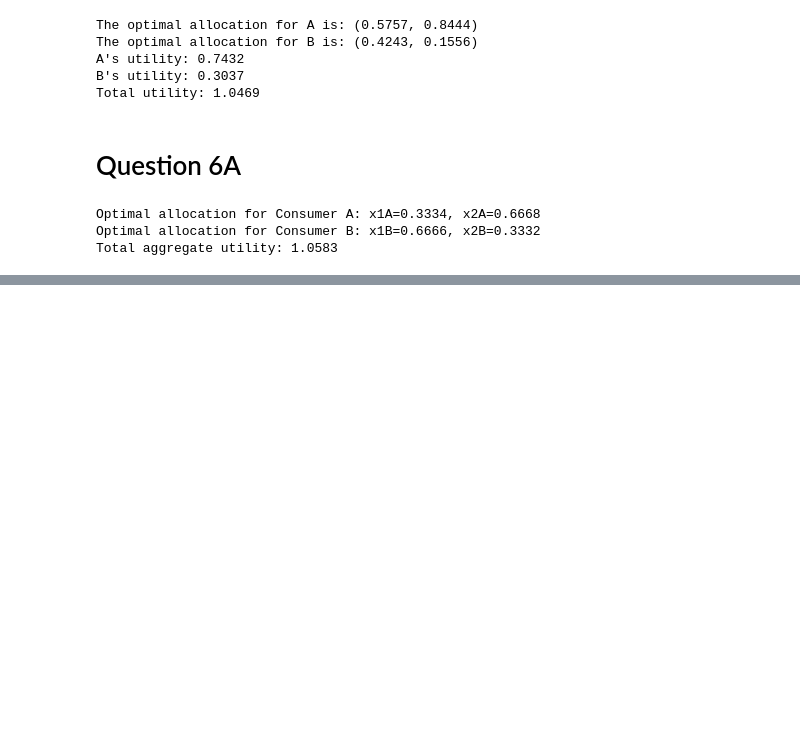
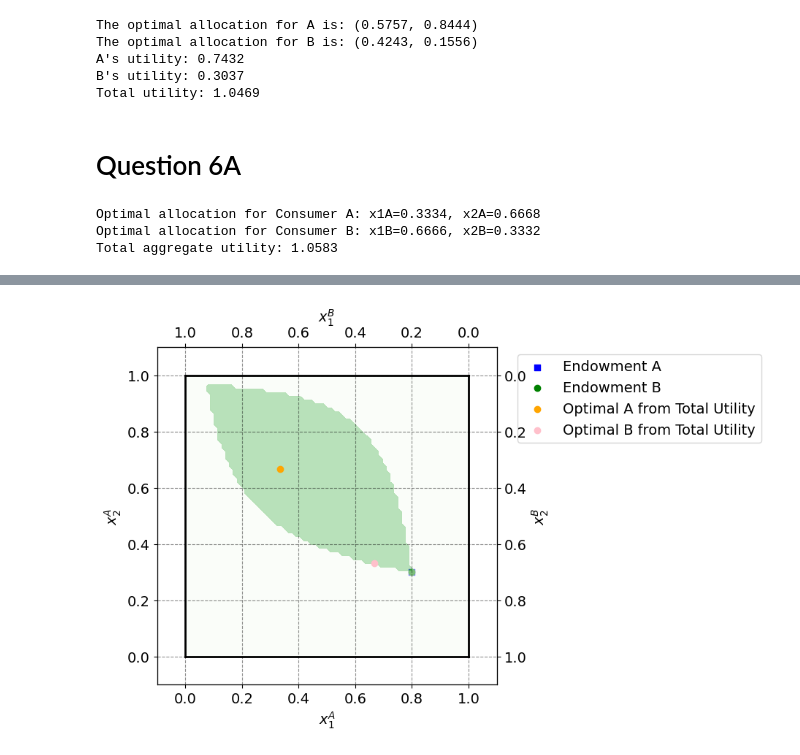
Before and after one commit to NumEconCopenhagen/projects-2024-rasmus, a Jupyter notebook: inauguralproject/inauguralproject.ipynb, the cells around one changed output, grey strips where cells are left out. Saved outputs shown, nothing was run; the diff lists cells and outputs as text; code cells hidden in the pictures; blank space fills up the shorter version.

```diff
--- a/inauguralproject/inauguralproject.ipynb
+++ b/inauguralproject/inauguralproject.ipynb
@@ -250,0 +205,86 @@ plt.show()
+# %%
+import numpy as np
+import matplotlib.pyplot as plt
+from scipy.optimize import minimize
+
+# Defining utility functions
+def utility_A(x1A, x2A, alpha=1/3):
+    """Calculate utility for consumer A."""
+    return (x1A ** alpha) * (x2A ** (1 - alpha))
+
+def utility_B(x1B, x2B, beta=2/3):
+    """Calculate utility for consumer B."""
+    return (x1B ** beta) * (x2B ** (1 - beta))
+
+# Given initial endowments and parameters
+w1A_initial = 0.8
+w2A_initial = 0.3
+
+# Calculating B's initial endowments based on total endowments minus A's
+W1B_initial = 1 - w1A_initial
+W2B_initial = 1 - w2A_initial
+
+alpha = 1/3
+beta = 2/3
+
+# Initial utility for both consumers
+utility_A_initial = utility_A(w1A_initial, w2A_initial, alpha)
+utility_B_initial = utility_B(W1B_initial, W2B_initial, beta)
+
+# Generate a grid of x1A and x2A values
+x1A_vals = np.linspace(0, 1, 75)
+x2A_vals = np.linspace(0, 1, 75)
+x1A_grid, x2A_grid = np.meshgrid(x1A_vals, x2A_vals)
+
+# Calculate utilities for all combinations for A and the corresponding for B
+utility_A_grid = utility_A(x1A_grid, x2A_grid, alpha)
+utility_B_grid = utility_B(1 - x1A_grid, 1 - x2A_grid, beta)
+
+# Identify combinations that are Pareto improvements
+pareto_improvements_mask = (utility_A_grid >= utility_A_initial) & (utility_B_grid >= utility_B_initial)
+
+# Setting up the figure for the Edgeworth Box with four axes
+fig = plt.figure(frameon=False, figsize=(6, 6), dpi=100)
+ax_A = fig.add_subplot(1, 1, 1)
+
+ax_A.set_xlabel("$x_1^A$")
+ax_A.set_ylabel("$x_2^A$")
+
+temp = ax_A.twinx()
+temp.set_ylabel("$x_2^B$")
+ax_B = temp.twiny()
+ax_B.set_xlabel("$x_1^B$")
+ax_B.invert_xaxis()
+ax_B.invert_yaxis()
+
+# Plotting the initial endowments with new colors
+ax_A.scatter(w1A_initial, w2A_initial, marker='s', color='blue', label='Endowment A')
+ax_A.scatter(1 - W1B_initial, 1 - W2B_initial, marker='o', color='green', label='Endowment B')
+
+# Plotting the bounds of the box
+ax_A.plot([0, 1], [0, 0], lw=2, color='black')
+ax_A.plot([0, 1], [1, 1], lw=2, color='black')
+ax_A.plot([0, 0], [0, 1], lw=2, color='black')
+ax_A.plot([1, 1], [0, 1], lw=2, color='black')
+
+ax_A.set_xlim([-0.1, 1.1])
+ax_A.set_ylim([-0.1, 1.1])
+ax_B.set_xlim([1.1, -0.1])
+ax_B.set_ylim([1.1, -0.1])
+
+# Contour plot for Pareto improvements
+ax_A.contourf(x1A_grid, x2A_grid, pareto_improvements_mask, cmap="Greens", alpha=0.5, levels=[0.5, 1], extend='both')
+
+# Calculate the optimal allocation that maximizes total utility
+optimal_allocation_A_total, optimal_allocation_B_total, _ = model.maximize_total_utility()
+
+# Add the optimal allocation from maximize_total_utility to the plot with new colors
+ax_A.scatter(optimal_allocation_A_total[0], optimal_allocation_A_total[1], color='orange', label='Optimal A from Total Utility', zorder=5)
+ax_A.scatter(1 - optimal_allocation_A_total[0], 1 - optimal_allocation_A_total[1], color='pink', label='Optimal B from Total Utility', zorder=5)
+
+# Move the legend to the right
+ax_A.legend(frameon=True, loc='upper right', bbox_to_anchor=(1.8, 1.0))
+
+plt.show()
+# %% [output]
+[figure, added]
```
Also changed, not shown: parts of 2 cells of this notebook, 1 other file.
